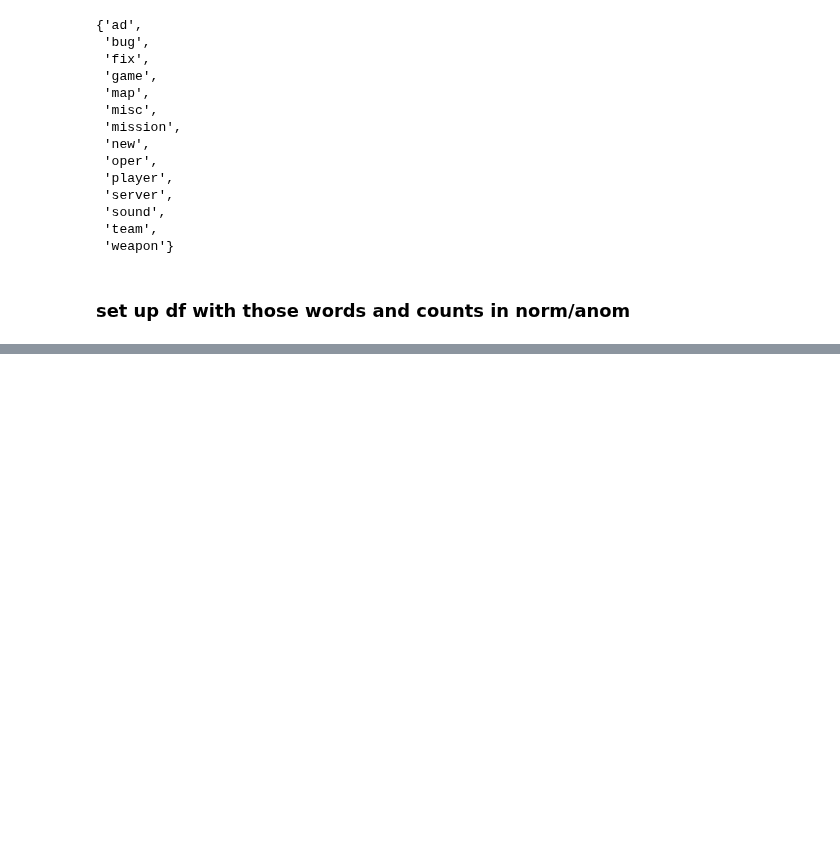
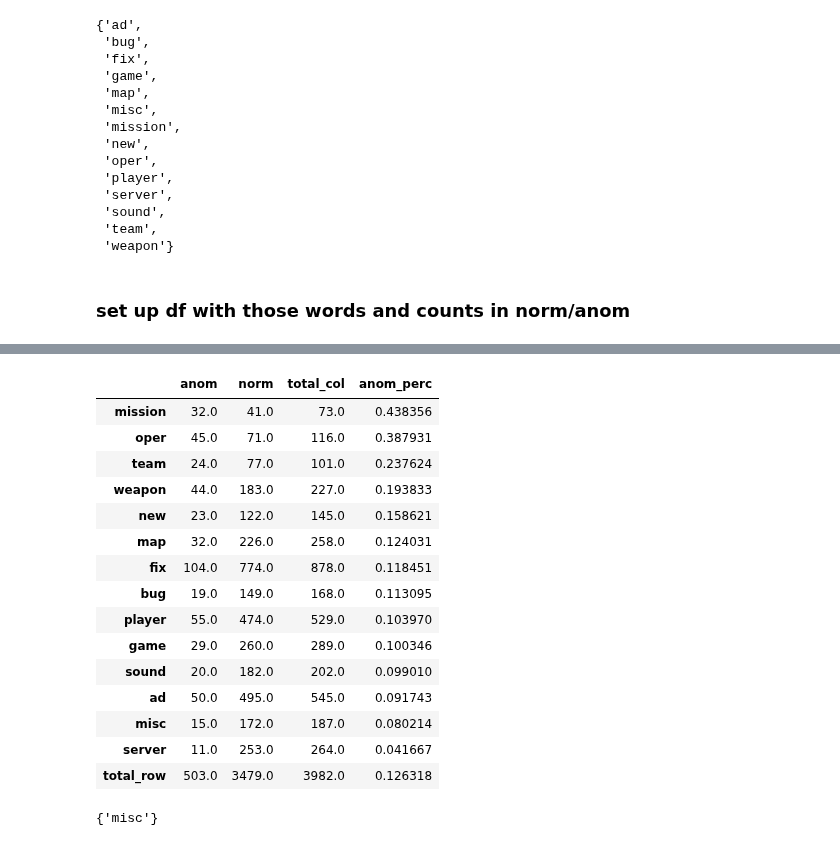
Before and after one commit to AkshayJ0shi/steam_anomaly_detection_capstone, a Jupyter notebook: notebooks/8-patches_nlp.ipynb, the cells around one changed output, grey strips where cells are left out. Drawn from its saved outputs; the diff is of its cells as text; code cells hidden in the pictures; blank space fills up the shorter version.

```diff
--- a/notebooks/8-patches_nlp.ipynb
+++ b/notebooks/8-patches_nlp.ipynb
@@ -320,0 +322,4 @@ chi_df
+# %%
+chi_df['total_col'] = chi_df.anom+chi_df.norm
+# %%
+chi_df = chi_df.astype(int)
@@ -320,0 +345,27 @@ chi_df
+# %%
+chi_df['anom_perc'] = chi_df['anom']/chi_df['total_col']
+# %%
+chi_df = chi_df.sort_values('anom_perc', ascending=False)
+# %%
+chi_df.drop("total_row").append(chi_df.loc['total_row',:])
+# %% [output]
+|  | anom | norm | total_col | anom_perc |
+| mission | 32.0 | 41.0 | 73.0 | 0.438356 |
+| oper | 45.0 | 71.0 | 116.0 | 0.387931 |
+| team | 24.0 | 77.0 | 101.0 | 0.237624 |
+| weapon | 44.0 | 183.0 | 227.0 | 0.193833 |
+| new | 23.0 | 122.0 | 145.0 | 0.158621 |
+| map | 32.0 | 226.0 | 258.0 | 0.124031 |
+| fix | 104.0 | 774.0 | 878.0 | 0.118451 |
+| bug | 19.0 | 149.0 | 168.0 | 0.113095 |
+| player | 55.0 | 474.0 | 529.0 | 0.103970 |
+| game | 29.0 | 260.0 | 289.0 | 0.100346 |
+| sound | 20.0 | 182.0 | 202.0 | 0.099010 |
+| ad | 50.0 | 495.0 | 545.0 | 0.091743 |
+| misc | 15.0 | 172.0 | 187.0 | 0.080214 |
+| server | 11.0 | 253.0 | 264.0 | 0.041667 |
+| total_row | 503.0 | 3479.0 | 3982.0 | 0.126318 |
+# %%
+stem_dict['misc']
+# %% [output]
+{'misc'}
```
Also changed, not shown: parts of 7 cells of this notebook.
